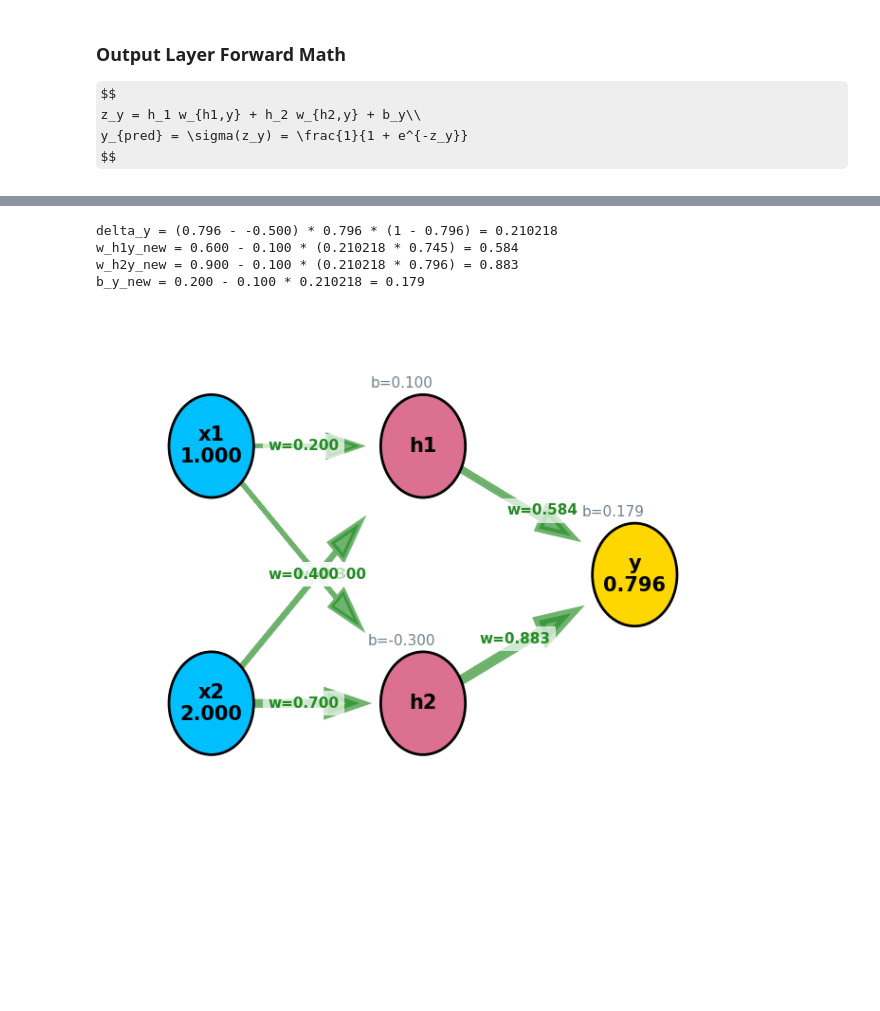
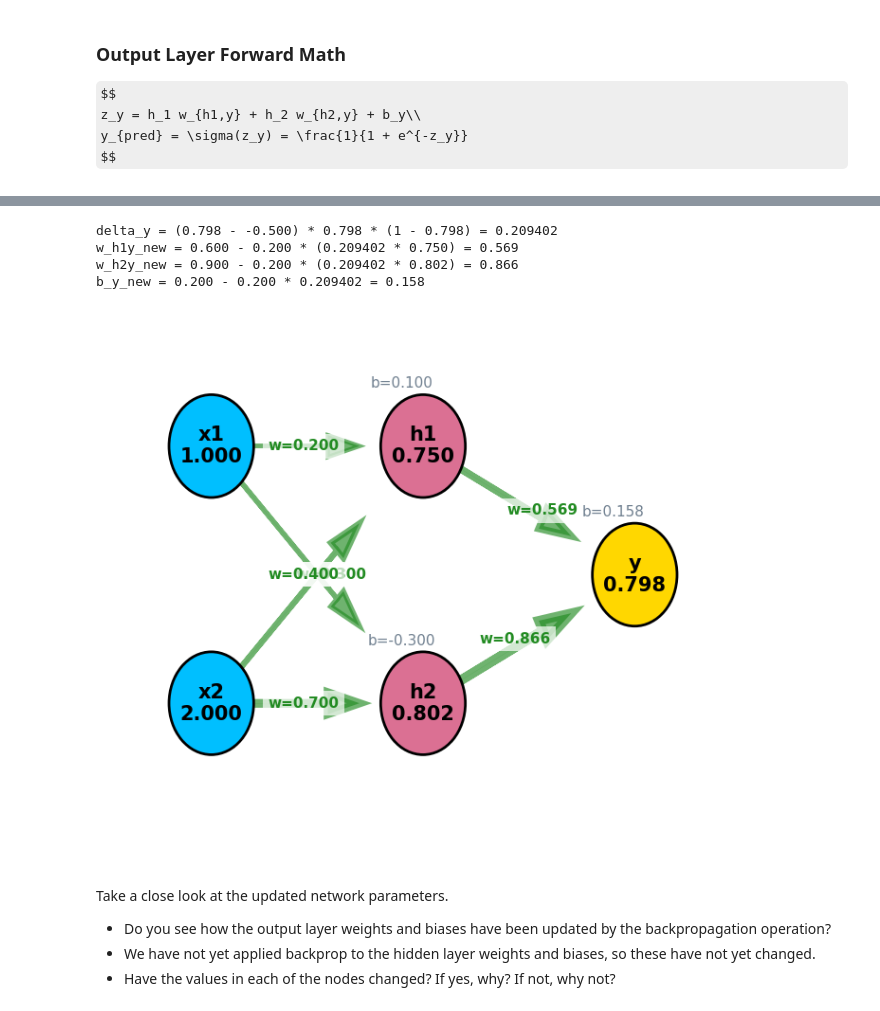
Before and after one commit to SorenKyhl/MENG15100, a Jupyter notebook: notebooks/M5/neural_networks.ipynb, the cells around one changed output, grey strips where cells are left out. Drawn from its saved outputs; the diff is of its cells as text; code cells hidden in the pictures; some formulas as TeX source; blank space fills up the shorter version.

```diff
--- a/notebooks/M5/neural_networks.ipynb
+++ b/notebooks/M5/neural_networks.ipynb
@@ -74,8 +120,8 @@ $$
 $$
 # %%
 x1, x2 = 1.0, 2.0
-t = -0.5
-eta = 0.1
+y_target = -0.5
+eta = 0.2
 node_vals = {'x1':f'{x1:.3f}','x2':f'{x2:.3f}','h1':'','h2':'','y':''}
 bias_dict = {'h1':0.1,'h2':-0.3,'y':0.2}
 weight_dict = {('x1','h1'):0.2,('x2','h1'):0.4,('x1','h2'):0.3,('x2','h2'):0.7,('h1','y'):0.6,('h2','y'):0.9}
@@ -321,25 +376,31 @@ $$
 # %%
 old_wh1y = weight_dict[('h1','y')]
 old_wh2y = weight_dict[('h2','y')]
 old_by = bias_dict['y']
-delta_y = (y_pred - t) * y_pred * (1 - y_pred)
+delta_y = (y_pred - y_target) * y_pred * (1 - y_pred)
 grad_wh1_y = delta_y * h1
 grad_wh2_y = delta_y * h2
 grad_by = delta_y
 weight_dict[('h1','y')] -= eta * grad_wh1_y
 weight_dict[('h2','y')] -= eta * grad_wh2_y
 bias_dict['y'] -= eta * grad_by
-print(f"delta_y = ({y_pred:.3f} - {t:.3f}) * {y_pred:.3f} * (1 - {y_pred:.3f}) = {delta_y:.6f}")
+print(f"delta_y = ({y_pred:.3f} - {y_target:.3f}) * {y_pred:.3f} * (1 - {y_pred:.3f}) = {delta_y:.6f}")
 print(f"w_h1y_new = {old_wh1y:.3f} - {eta:.3f} * ({delta_y:.6f} * {h1:.3f}) = {weight_dict[('h1','y')]:.3f}")
 print(f"w_h2y_new = {old_wh2y:.3f} - {eta:.3f} * ({delta_y:.6f} * {h2:.3f}) = {weight_dict[('h2','y')]:.3f}")
 print(f"b_y_new = {old_by:.3f} - {eta:.3f} * {delta_y:.6f} = {bias_dict['y']:.3f}")
 draw_annotated_network(node_vals, bias_dict, weight_dict)
 # %% [output]
-delta_y = (0.796 - -0.500) * 0.796 * (1 - 0.796) = 0.210218
-w_h1y_new = 0.600 - 0.100 * (0.210218 * 0.745) = 0.584
-w_h2y_new = 0.900 - 0.100 * (0.210218 * 0.796) = 0.883
-b_y_new = 0.200 - 0.100 * 0.210218 = 0.179
+delta_y = (0.798 - -0.500) * 0.798 * (1 - 0.798) = 0.209402
+w_h1y_new = 0.600 - 0.200 * (0.209402 * 0.750) = 0.569
+w_h2y_new = 0.900 - 0.200 * (0.209402 * 0.802) = 0.866
+b_y_new = 0.200 - 0.200 * 0.209402 = 0.158
-[figure, old version]
+[figure, new version]
+# %% [markdown]
+Take a close look at the updated network parameters.
+
+* Do you see how the output layer weights and biases have been updated by the backpropagation operation?
+* We have not yet applied backprop to the hidden layer weights and biases, so these have not yet changed.
+* Have the values in each of the nodes changed? If yes, why? If not, why not?
 # %% [markdown]
 ### Hidden Layer Weight and Bias Updates
 
```
Also changed, not shown: parts of 43 cells of this notebook.
